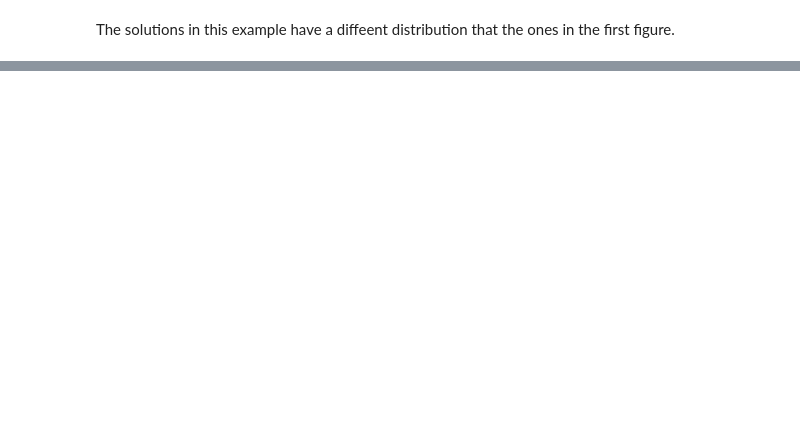
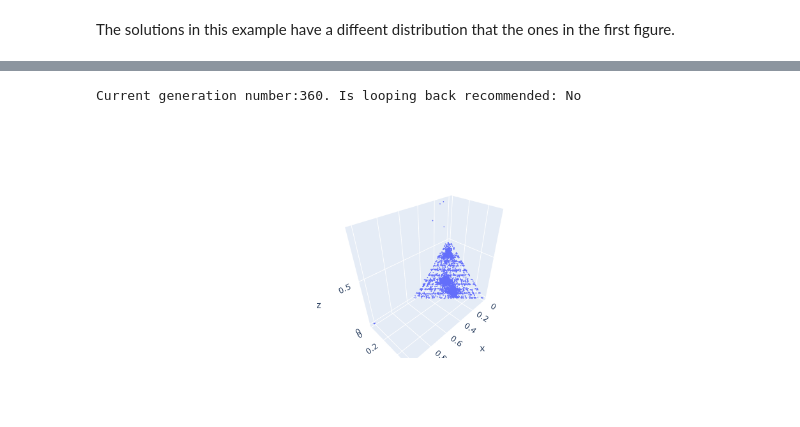
Before and after one commit to industrial-optimization-group/desdeo-emo, a Jupyter notebook: docs/notebooks/ExampleMOEAD.ipynb, the cells around one changed output, grey strips where cells are left out. Saved outputs shown, nothing was run; the diff lists cells and outputs as text; code cells hidden in the pictures; blank space fills up the shorter version.

```diff
--- a/docs/notebooks/ExampleMOEAD.ipynb
+++ b/docs/notebooks/ExampleMOEAD.ipynb
@@ -62,0 +123,13 @@ The solutions in this example have a diffeent distribution that the ones in the
+# %%
+from desdeo_emo.utilities import animate_init_, animate_next_
+import pandas as pd
+evolver = MOEA_D(problem,
+               interact=True,
+               n_iterations=5,
+               n_gen_per_iter=40,
+                 save_non_dominated=True
+                )
+
+figure = animate_init_(
+    evolver.population.objectives[evolver.population.non_dominated_fitness()],
+    filename="dtlz1.html")
@@ -62,0 +144,2 @@ The solutions in this example have a diffeent distribution that the ones in the
+# %%
+evolver.set_interaction_type('Reference point')
@@ -62,0 +162,31 @@ The solutions in this example have a diffeent distribution that the ones in the
+# %%
+# Run with pref = None for a few (4-5) iterations.
+#Refresh the plot in the new tab to see if solutions are close to the pareto front.
+# Afterwards, activate interaction by commenting the line below.
+
+#pref = None  # Set pref as None to provide no preference. This returns solutions that are uniformly spread in the objective space
+
+
+pref, plot = evolver.iterate(pref)
+figure = animate_next_(
+    plot.content['data'].values,
+    figure,
+    filename="dtlz1.html",
+    generation=evolver._iteration_counter,
+)
+
+message = (f"Current generation number:{evolver._current_gen_count}. "
+           f"Is looping back recommended: {'Yes' if evolver.continue_evolution() else 'No'}")
+print(message)
+# %% [output]
+Current generation number:360. Is looping back recommended: No
+# %%
+objectives = evolver.non_dominated["objectives"]
+fig5 = go.Figure(data=go.Scatter3d(x=objectives[:,0],
+                                   y=objectives[:,1],
+                                   z=objectives[:,2],
+                                   mode="markers",
+                                   marker_size=1))
+fig5
+# %% [output]
+[figure, added]
```
Also changed, not shown: parts of 16 cells of this notebook, 11 other files.
